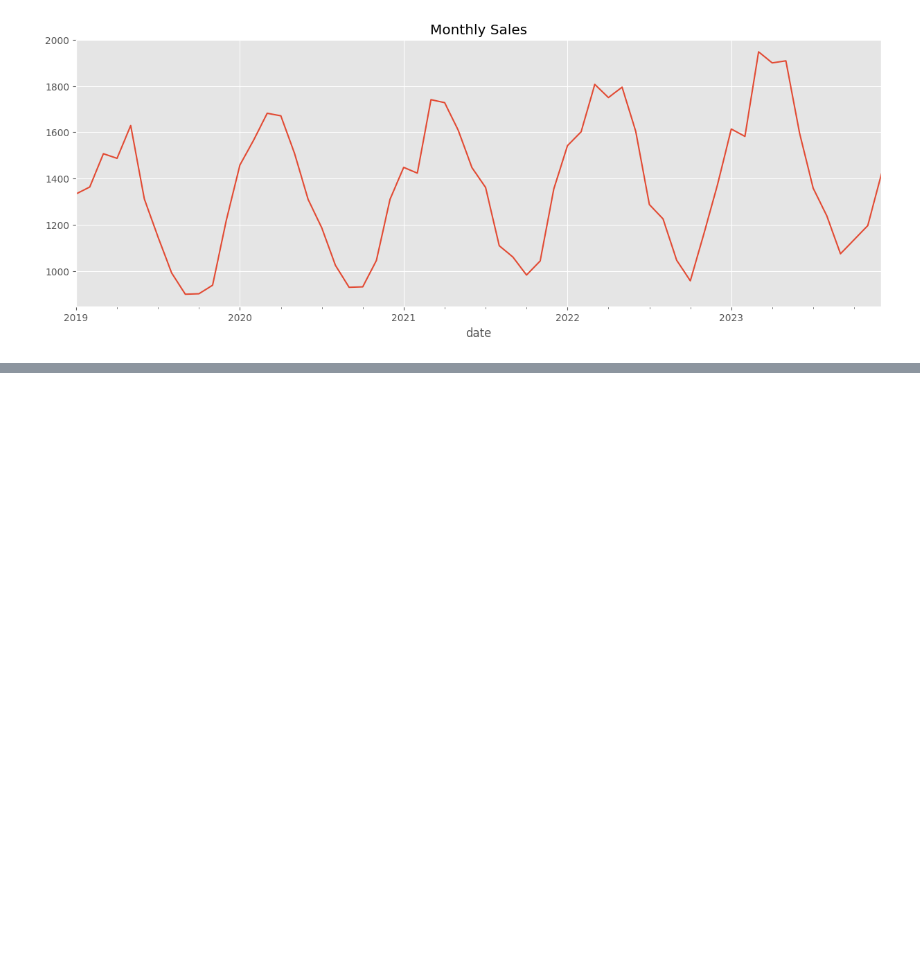
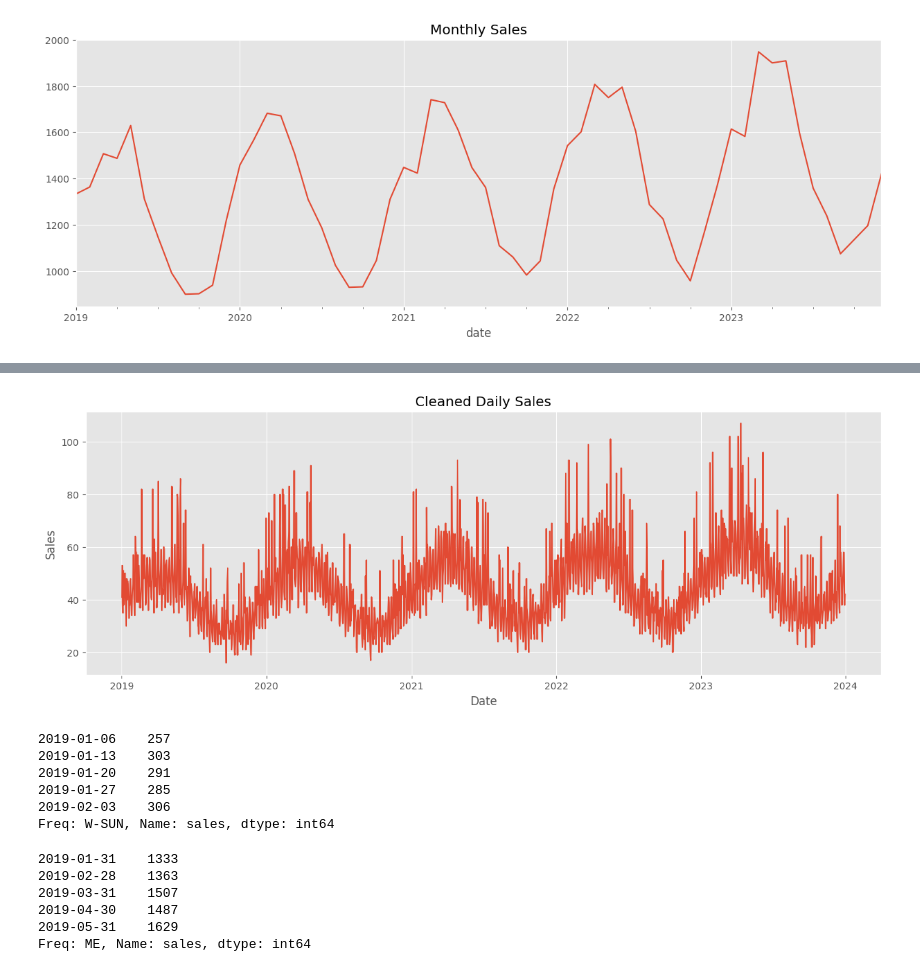
Before and after one commit to Jainam249/Supply-Chain-Demand-Forecasting, a Jupyter notebook: notebooks/01_data_preprocessing.ipynb, the cells around one changed output, grey strips where cells are left out. Cells and saved outputs as stored; diff of their text form; code cells hidden in the pictures; blank space fills up the shorter version.

Commit message:
feat: clean dataset and perform time series decomposition (fixes #3, fixes #5)

```diff
--- a/notebooks/01_data_preprocessing.ipynb
+++ b/notebooks/01_data_preprocessing.ipynb
@@ -101,0 +152,9 @@ plt.show()
+# %%
+date_range = pd.date_range(
+    start=product_df.index.min(),
+    end=product_df.index.max(),
+    freq="D"
+)
+
+print("Expected Days:", len(date_range))
+print("Actual Days:", len(product_df))
@@ -101,0 +164,4 @@ plt.show()
+# %%
+product_df = product_df.reindex(date_range)
+
+product_df.head()
@@ -101,0 +175,38 @@ plt.show()
+# %%
+product_df["sales"] = product_df["sales"].fillna(0)
+# %%
+plt.figure(figsize=(15,5))
+
+plt.plot(product_df.index, product_df["sales"])
+
+plt.title("Cleaned Daily Sales")
+
+plt.xlabel("Date")
+
+plt.ylabel("Sales")
+
+plt.show()
+# %% [output]
+[figure, added]
+# %%
+weekly_sales = product_df["sales"].resample("W").sum()
+
+weekly_sales.head()
+# %% [output]
+2019-01-06    257
+2019-01-13    303
+2019-01-20    291
+2019-01-27    285
+2019-02-03    306
+Freq: W-SUN, Name: sales, dtype: int64
+# %%
+monthly_sales = product_df["sales"].resample("ME").sum()
+
+monthly_sales.head()
+# %% [output]
+2019-01-31    1333
+2019-02-28    1363
+2019-03-31    1507
+2019-04-30    1487
+2019-05-31    1629
+Freq: ME, Name: sales, dtype: int64
```
Also changed, not shown: parts of 12 cells of this notebook, 1 other file.
